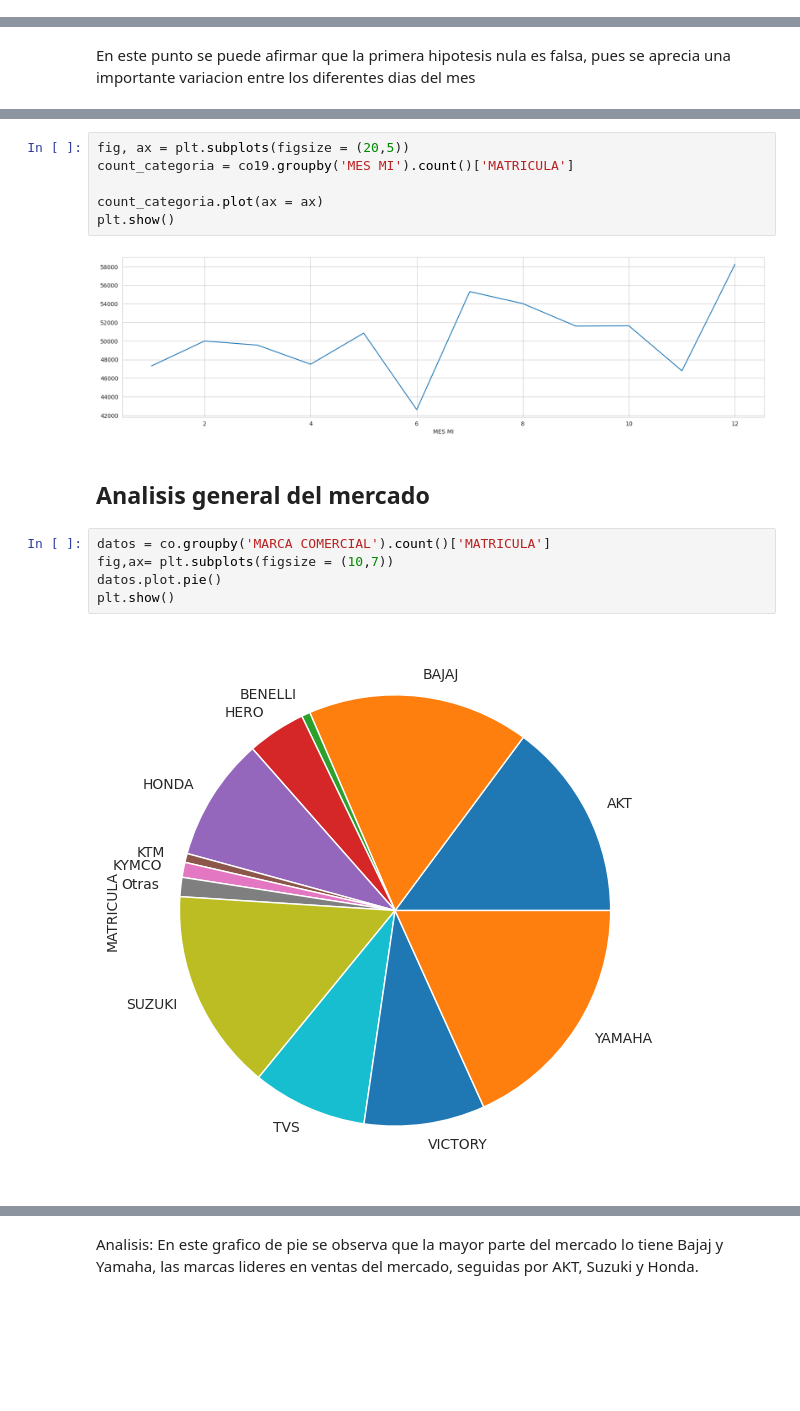
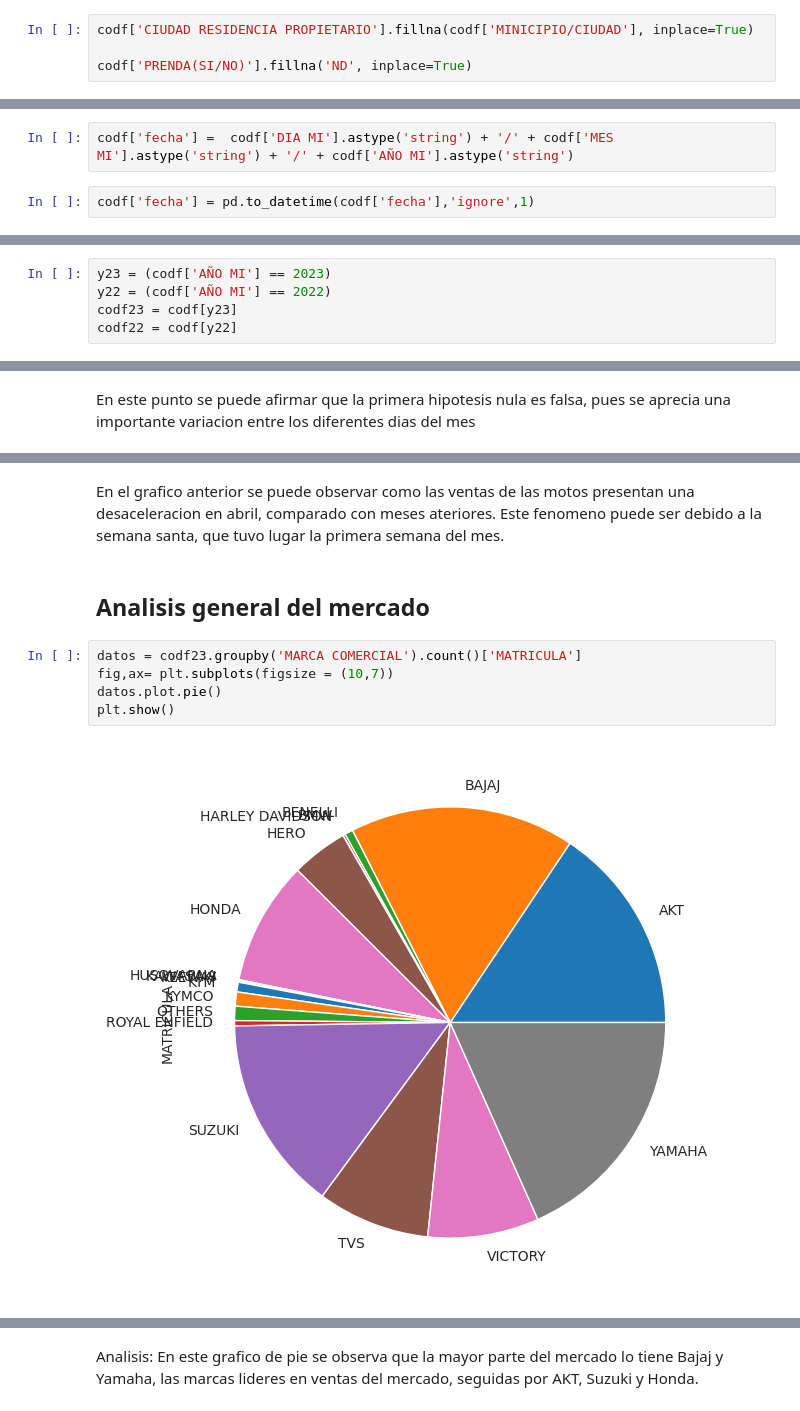
Before and after one commit to Juanjor17/Coderhouse, a Jupyter notebook: Data_StoryTelling+Restrepo.ipynb, the cells around one changed output, grey strips where cells are left out. Saved outputs shown, nothing was run; the diff lists cells and outputs as text; blank space fills up the shorter version.

```diff
--- a/Data_StoryTelling+Restrepo.ipynb
+++ b/Data_StoryTelling+Restrepo.ipynb
@@ -92,0 +190,4 @@ export = pd.DataFrame(exports_data)
+# %%
+codf['CIUDAD RESIDENCIA PROPIETARIO'].fillna(codf['MINICIPIO/CIUDAD'], inplace=True)
+
+codf['PRENDA(SI/NO)'].fillna('ND', inplace=True)
@@ -92,0 +203,4 @@ export = pd.DataFrame(exports_data)
+# %%
+codf['fecha'] =  codf['DIA MI'].astype('string') + '/' + codf['MES MI'].astype('string') + '/' + codf['AÑO MI'].astype('string')
+# %%
+codf['fecha'] = pd.to_datetime(codf['fecha'],'ignore',1)
@@ -211,0 +294,5 @@ memory usage: 69.3+ MB
+# %%
+y23 = (codf['AÑO MI'] == 2023)
+y22 = (codf['AÑO MI'] == 2022)
+codf23 = codf[y23]
+codf22 = codf[y22]
@@ -259,17 +337,11 @@ plt.show()
-# %%
-fig, ax = plt.subplots(figsize = (20,5))
-count_categoria = co19.groupby('MES MI').count()['MATRICULA']
-
-count_categoria.plot(ax = ax)
-plt.show()
-# %% [output]
-[figure, removed]
+# %% [markdown]
+En el grafico anterior se puede observar como las ventas de las motos presentan una desaceleracion en abril, comparado con meses ateriores. Este fenomeno puede ser debido a la semana santa, que tuvo lugar la primera semana del mes.
 # %% [markdown]
 ## Analisis general del mercado
 # %%
-datos = co.groupby('MARCA COMERCIAL').count()['MATRICULA']
+datos = codf23.groupby('MARCA COMERCIAL').count()['MATRICULA']
 fig,ax= plt.subplots(figsize = (10,7))
 datos.plot.pie()
 plt.show()
 # %% [output]
-[figure, old version]
+[figure, new version]
```
Also changed, not shown: parts of 81 cells of this notebook.
